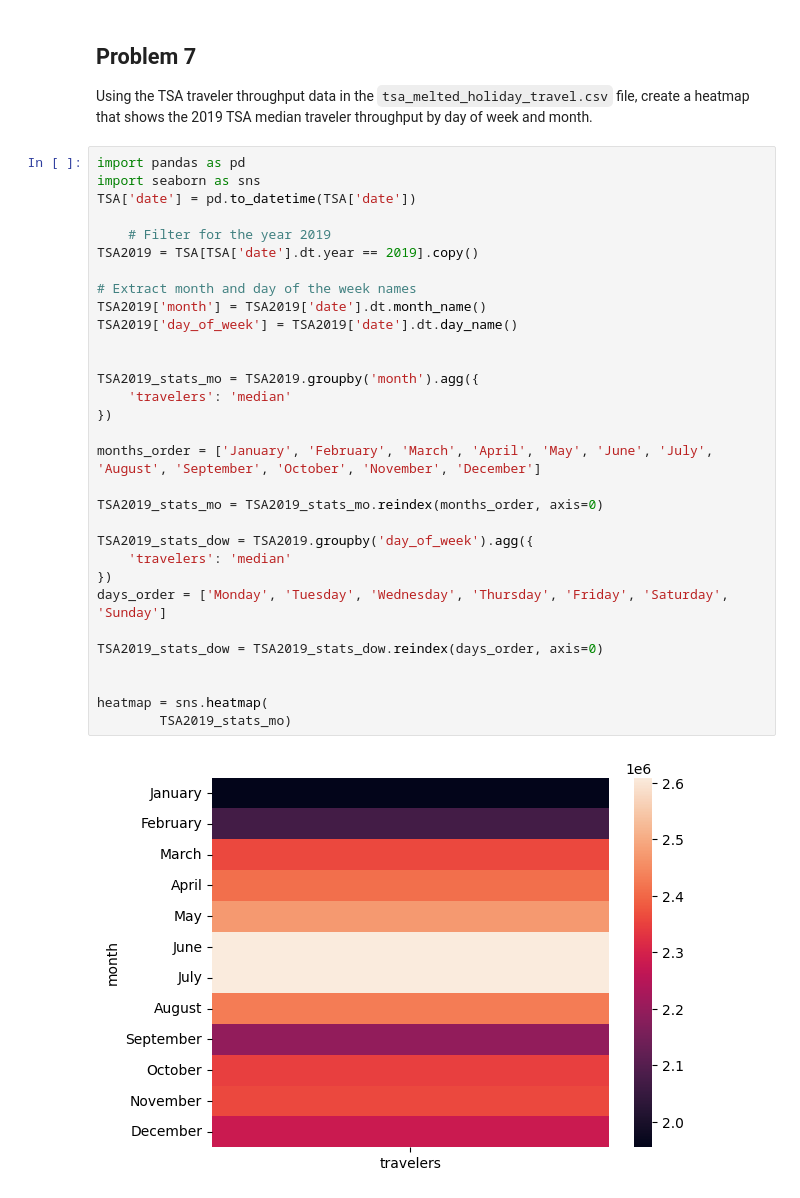
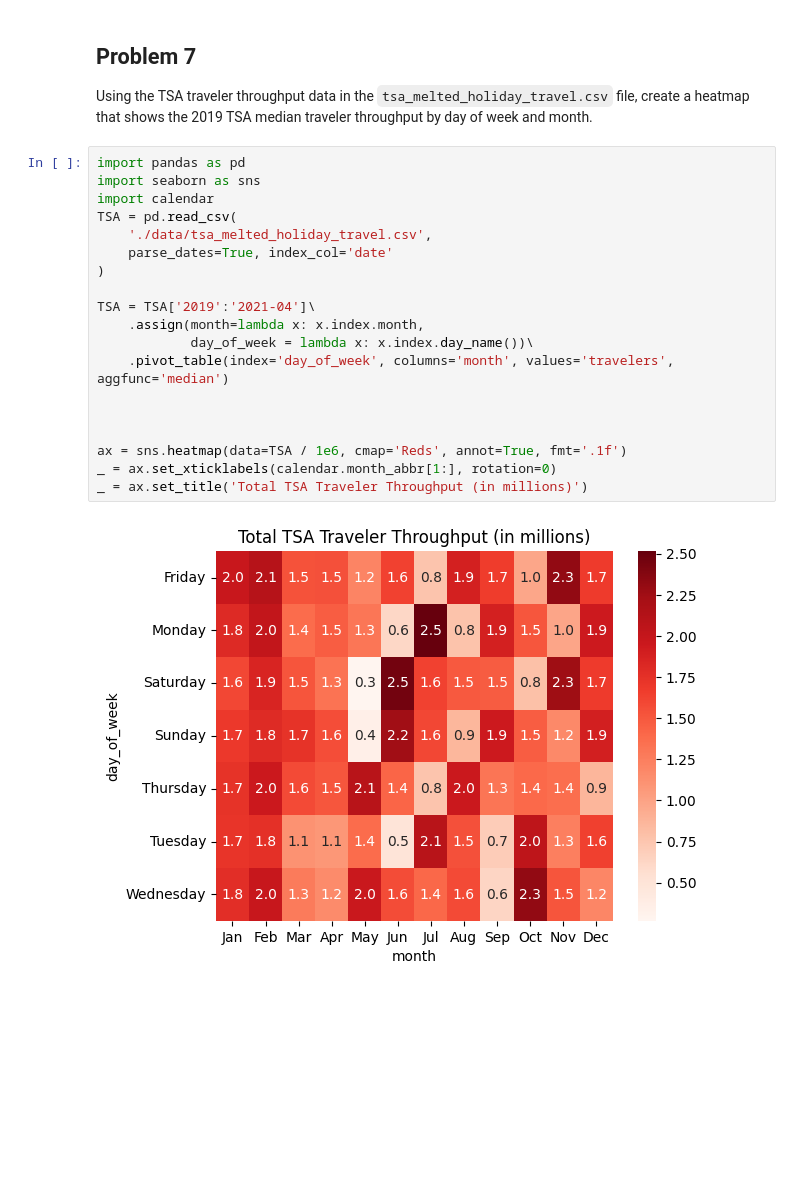
Before and after one commit to SU-IST707-FS25/week-1-materials-haydenorenstein, a Jupyter notebook: assignment.ipynb, the cells around one changed output. Drawn from its saved outputs; the diff is of its cells as text; blank space fills up the shorter version.

```diff
--- a/assignment.ipynb
+++ b/assignment.ipynb
@@ -161,33 +161,21 @@ Using the TSA traveler throughput data in the `tsa_melted_holiday_travel.csv` fi
 # %%
 import pandas as pd
 import seaborn as sns
-TSA['date'] = pd.to_datetime(TSA['date'])
+import calendar
+TSA = pd.read_csv(
+    './data/tsa_melted_holiday_travel.csv',
+    parse_dates=True, index_col='date'
+)
 
-    # Filter for the year 2019
-TSA2019 = TSA[TSA['date'].dt.year == 2019].copy()
-
-# Extract month and day of the week names
-TSA2019['month'] = TSA2019['date'].dt.month_name()
-TSA2019['day_of_week'] = TSA2019['date'].dt.day_name()
+TSA = TSA['2019':'2021-04']\
+    .assign(month=lambda x: x.index.month,
+            day_of_week = lambda x: x.index.day_name())\
+    .pivot_table(index='day_of_week', columns='month', values='travelers', aggfunc='median')
 
 
-TSA2019_stats_mo = TSA2019.groupby('month').agg({
-    'travelers': 'median'
-})
 
-months_order = ['January', 'February', 'March', 'April', 'May', 'June', 'July', 'August', 'September', 'October', 'November', 'December']
-
-TSA2019_stats_mo = TSA2019_stats_mo.reindex(months_order, axis=0)
-
-TSA2019_stats_dow = TSA2019.groupby('day_of_week').agg({
-    'travelers': 'median'
-})
-days_order = ['Monday', 'Tuesday', 'Wednesday', 'Thursday', 'Friday', 'Saturday', 'Sunday']
-
-TSA2019_stats_dow = TSA2019_stats_dow.reindex(days_order, axis=0)
-
-
-heatmap = sns.heatmap(
-        TSA2019_stats_mo)
+ax = sns.heatmap(data=TSA / 1e6, cmap='Reds', annot=True, fmt='.1f')
+_ = ax.set_xticklabels(calendar.month_abbr[1:], rotation=0)
+_ = ax.set_title('Total TSA Traveler Throughput (in millions)')
 # %% [output]
-[figure, old version]
+[figure, new version]
```
Also changed, not shown: parts of 1 cell of this notebook.
